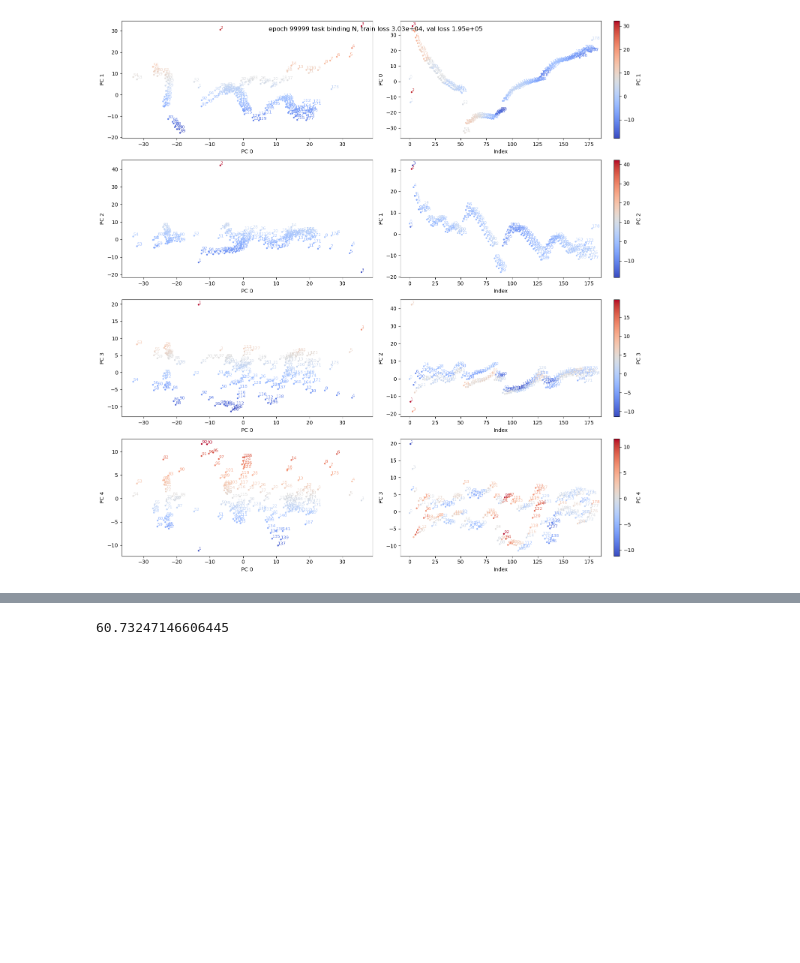
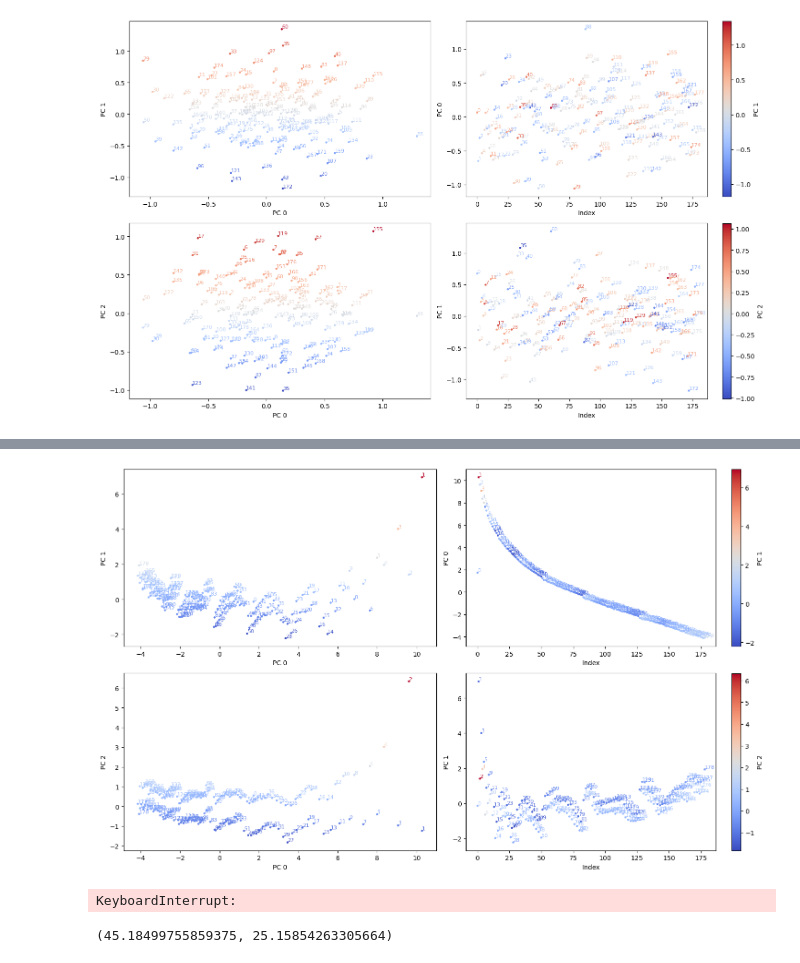
Before and after one commit to okitouni/NuCLR-MechInterp, a Jupyter notebook: nbs/train-small.ipynb, the cells around one changed output, grey strips where cells are left out. Cells and saved outputs as stored; diff of their text form; code cells hidden in the pictures; blank space fills up the shorter version.

```diff
--- a/nbs/train-small.ipynb
+++ b/nbs/train-small.ipynb
@@ -13,13 +13,14 @@ from lib.data import prepare_nuclear_data
 from lib.utils import preds_targets_zn, PlottingContext, IO, get_rms, get_rms_no_outliers
 # %%
 # loop
-wd = "large"
+wd = "small"
+bs = 20
 for task in ["all"]:
-    experiment_name = f"generalization_perf_small_models-wd{wd}/{task}"
+    experiment_name = f"generalization_perf_small_models-wd{wd}-{bs}/{task}"
     os.makedirs("experiments", exist_ok=True)
     os.makedirs(f"experiments/{experiment_name}", exist_ok=True)
     if task == "all":
-        task_dict =         {
+        task_dict = {
             "binding": 100,
             "z": 1,
             "n": 1,
@@ -35,7 +36,7 @@ for task in ["all"]:
         task_dict = {task: 100}
     args = {
         "DEPTH": 1,
-        "DEV": (device:="cuda"),
+        "DEV": (device := "cuda"),
         "EPOCHS": 100_000,
         "HIDDEN_DIM": 2048,
         "LR": 1e-3,
@@ -47,9 +48,9 @@ for task in ["all"]:
         "DEV": "cuda",
         "TARGETS_CLASSIFICATION": {},
         "TARGETS_REGRESSION": task_dict,
-        "TRAIN_SET": "random", # random, all_data, extrap_1, extrap_2, extrap_3
+        "TRAIN_SET": "random",  # random, all_data, extrap_1, extrap_2, extrap_3
         "TRAIN_FRAC": 0.8,
-        "BATCH_SIZE": 0.2,
+        "BATCH_SIZE": bs/100,
         "LOG_TIMES": 10,
         "NUCLEI_GE": 0,
         "NUCLEI_HIGH_UNC": "keep",
@@ -62,7 +63,6 @@ for task in ["all"]:
     # IO.save_args(args, f"experiments/{experiment_name}/args.yaml")
 
     data = prepare_nuclear_data(args)
-
 
     # setup data
     X_train = data.X[data.train_mask]
@@ -83,30 +83,42 @@ for task in ["all"]:
     # train the new model
     epochs = args.EPOCHS
     task_name = list(data.output_map.keys())[0]
-    for epoch in (pbar:=tqdm(range(epochs))):
-        batch = torch.randint(0, len(X_train), (int(len(X_train)*args.BATCH_SIZE),))
+    scale = 1 / torch.tensor(list(args.TARGETS_REGRESSION.values()), device=args.DEV)
+
+    def criterion(preds, targets, inputs=None):
+        # w = 1 / (scale[inputs[:, 2]]) if inputs is not None else 1
+        w = 1
+        return torch.nn.functional.mse_loss(preds * w, targets * w)
+
+    for epoch in (pbar := tqdm(range(epochs))):
+        batch = torch.randperm(len(X_train))[: int((args.BATCH_SIZE) * len(X_train))]
         optim_model.zero_grad()
         preds = new_model(X_train[batch])
-        loss = torch.nn.functional.mse_loss(preds, y_train[batch])
+        loss = criterion(preds, y_train[batch], X_train[batch])
         loss.backward()
         optim_model.step()
-        if epoch % (epochs//20) == 0:
+        if epoch % (epochs // 20) == 0:
             with torch.no_grad():
-                train_loss = torch.nn.functional.mse_loss(new_model(X_train), y_train)
-                val_loss = torch.nn.functional.mse_loss(new_model(X_val), y_val)
-                print(f"Epoch {epoch}: train loss {train_loss.item():.2e}, val loss {val_loss.item():.2e}")
-            # embed = new_model.emb[1].detach().cpu().numpy()
-            # PlottingContext.plot_embedding(embed, num_components=3); plt.show()
+                train_loss = criterion(new_model(X_train), y_train, X_train)
+                val_loss = criterion(new_model(X_val), y_val, X_val)
+                print(
+                    f"Epoch {epoch}: train loss {train_loss.item():.2e}, val loss {val_loss.item():.2e}"
+                )
+            embed = new_model.emb[1].detach().cpu().numpy()
+            PlottingContext.plot_embedding(embed, num_components=3)
+            plt.show()
+            pbar.set_postfix_str(f"train loss {train_loss.item():.2e}, val loss {val_loss.item():.2e}")
         pbar.set_description(f"Epoch {epoch}: {loss.item():.2e}")
-
     # let's take a look at our embeddings
     with torch.no_grad():
         final_train_loss = torch.nn.functional.mse_loss(new_model(X_train), y_train)
         final_val_loss = torch.nn.functional.mse_loss(new_model(X_val), y_val)
     nucleons = "ZN"
-    embed = new_model.emb[(nucleon:=1)].detach().cpu().numpy()
+    embed = new_model.emb[(nucleon := 1)].detach().cpu().numpy()
     fig = PlottingContext.plot_embedding(embed, num_components=5)
-    fig.suptitle(f"epoch {epoch} task {task_name} {nucleons[nucleon]}, train loss {final_train_loss.item():.2e}, val loss {final_val_loss.item():.2e}")
+    fig.suptitle(
+        f"epoch {epoch} task {task_name} {nucleons[nucleon]}, train loss {final_train_loss.item():.2e}, val loss {final_val_loss.item():.2e}"
+    )
     fig.savefig(f"experiments/{experiment_name}/embedding.png", dpi=300)
     fig.show()
     IO.save_args(args, f"experiments/{experiment_name}/args.yaml")
@@ -135 +128 @@ Epoch 95000: train loss 3.28e+04, val loss 1.99e+05
-[figure, old version]
+[figure, new version]
@@ -136,3 +130,5 @@ Epoch 95000: train loss 3.28e+04, val loss 1.99e+05
+[figure, added]
+KeyboardInterrupt:
 # %%
 def rms(model, train=True):
     """compute binding RMS"""
@@ -147,9 +143,9 @@ def rms(model, train=True):
         rms = (preds - y).pow(2).mean().sqrt().item()
     return rms
 
-rms(new_model, train=False)
+rms(new_model, train=False), rms(new_model, train=True)
 # %% [output]
-60.73247146606445
+(45.18499755859375, 25.15854263305664)
 # %%
 def get_penultimate_acts(model, X):
     # Save the last layer activations
```
Also changed, not shown: parts of 2 cells of this notebook, 5 other files.
